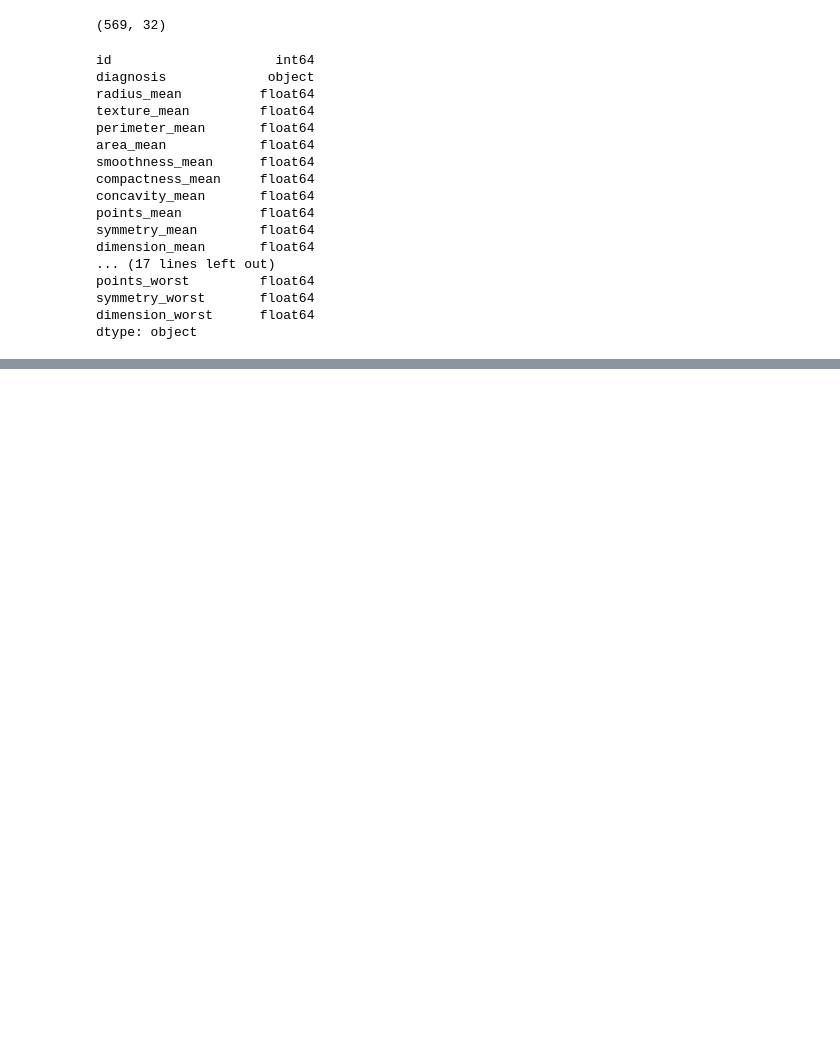
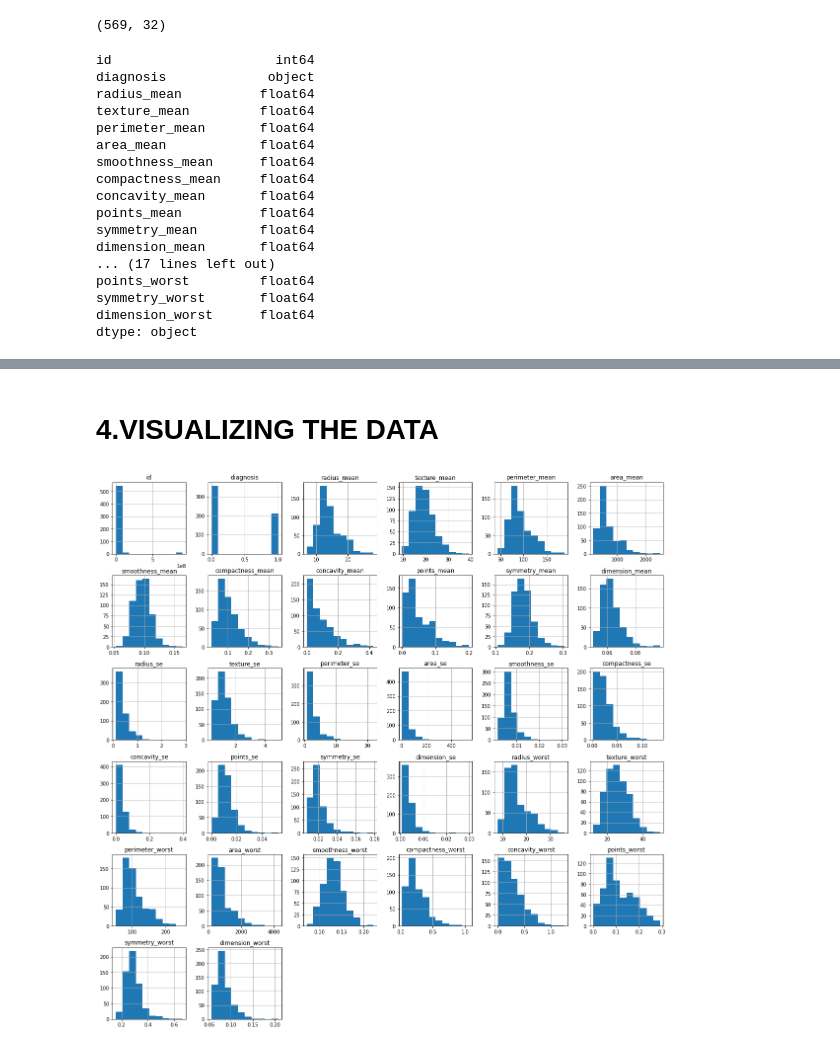
Before and after one commit to rashmi0114/ML_Assignment2_IT18169512_IT19234694_-IT19214962_IT19233840, a Jupyter notebook: lung cancer.ipynb, the cells around one changed output, grey strips where cells are left out. Drawn from its saved outputs; the diff is of its cells as text; code cells hidden in the pictures; blank space fills up the shorter version.

```diff
--- a/lung cancer.ipynb
+++ b/lung cancer.ipynb
@@ -98,0 +212,8 @@ lung_cancer.describe()
+# %% [markdown]
+# 4.VISUALIZING THE DATA
+# %%
+# Getting insight of data distribution based on frequency of unique values in the features
+lung_cancer.hist(figsize=(20,20))
+plt.show()
+# %% [output]
+[figure, added]
```
Also changed, not shown: parts of 17 cells of this notebook, 1 other file.
